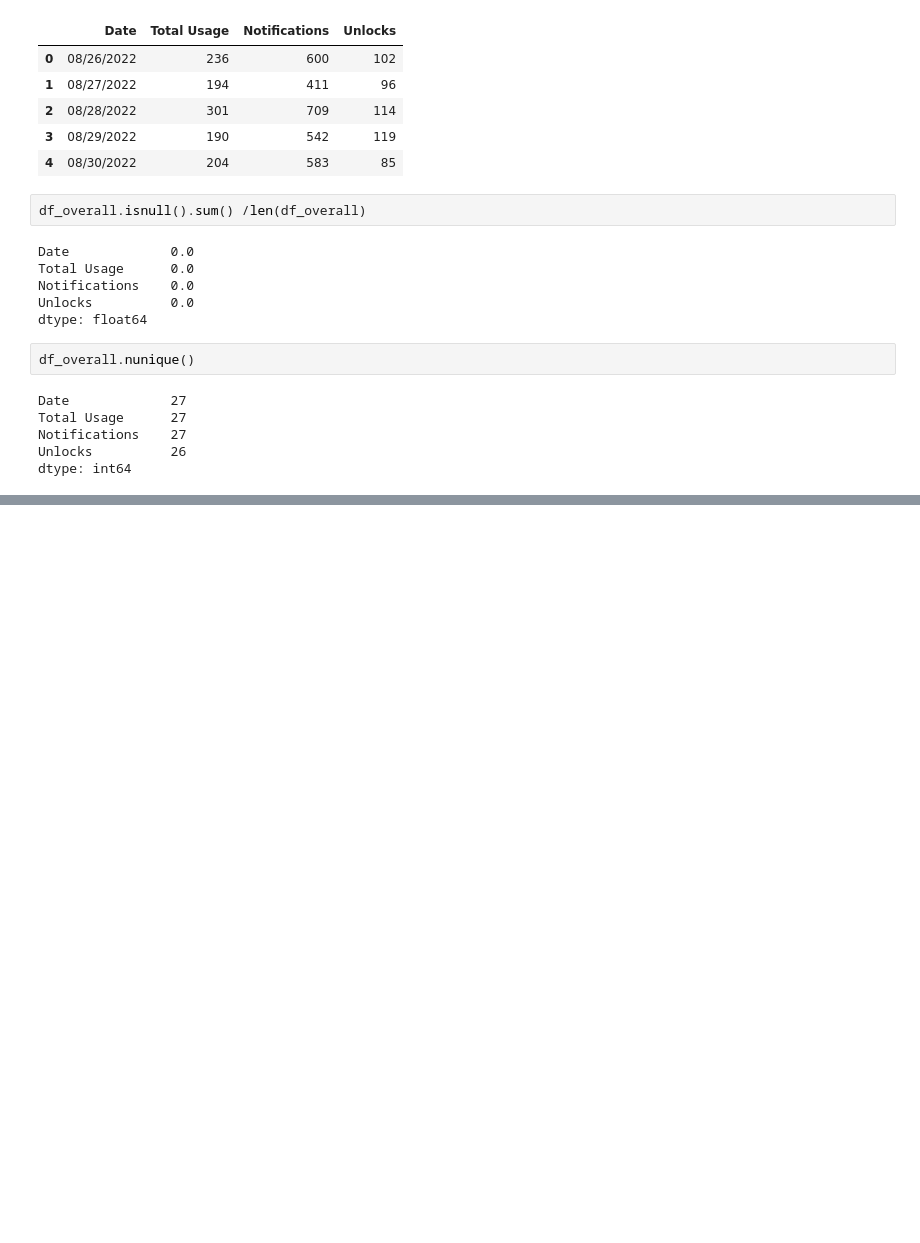
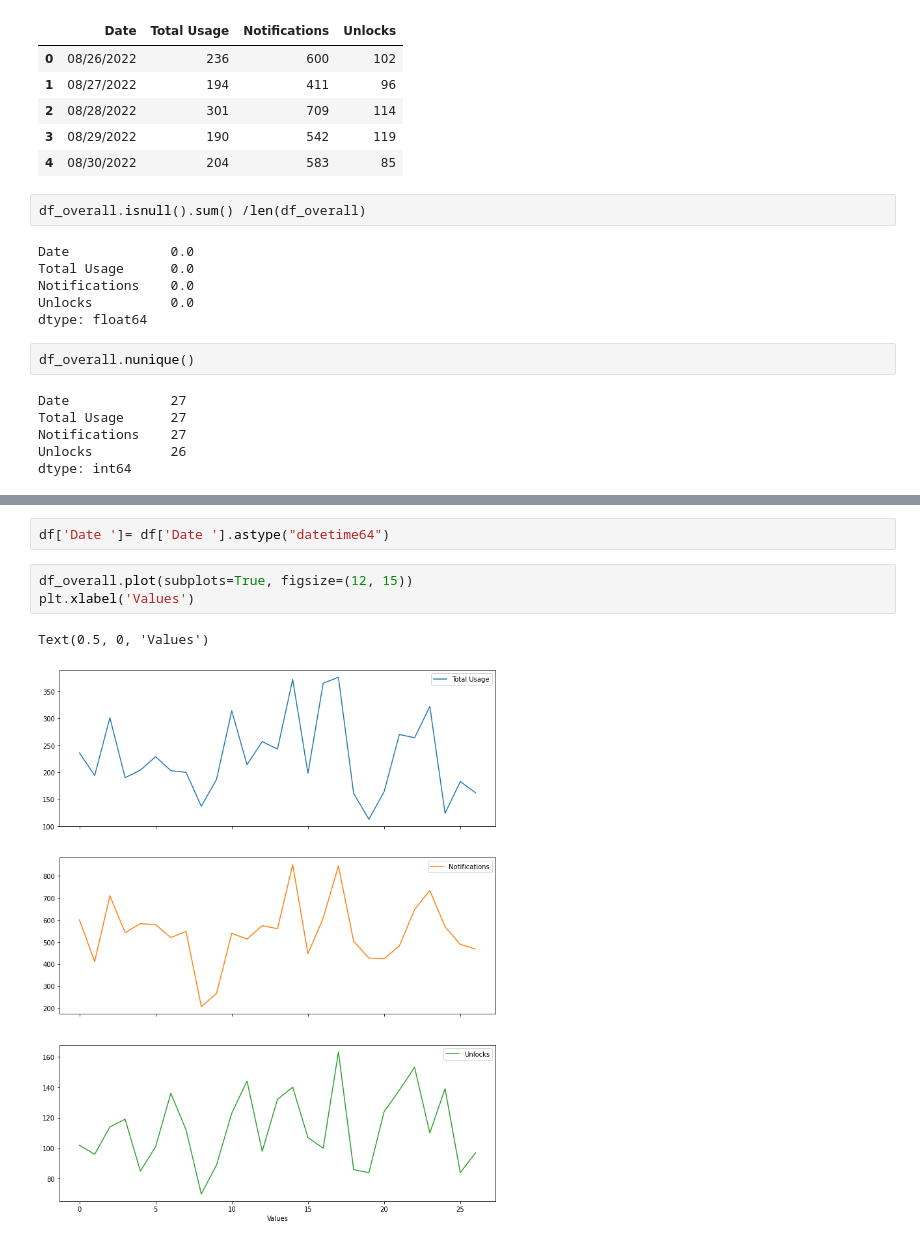
Before and after one commit to Ubaid-Ur-RehmanJ/kaggle-projects, a Jupyter notebook: screen-time-analysis.ipynb, the cells around one changed output, grey strips where cells are left out. Saved outputs shown, nothing was run; the diff lists cells and outputs as text; blank space fills up the shorter version.

```diff
--- a/screen-time-analysis.ipynb
+++ b/screen-time-analysis.ipynb
@@ -123,0 +154,8 @@ dtype: int64
+# %%
+df['Date ']= df['Date '].astype("datetime64")
+# %%
+df_overall.plot(subplots=True, figsize=(12, 15))
+plt.xlabel('Values')
+# %% [output]
+Text(0.5, 0, 'Values')
+[figure, added]
```
Also changed, not shown: parts of 9 cells of this notebook.
